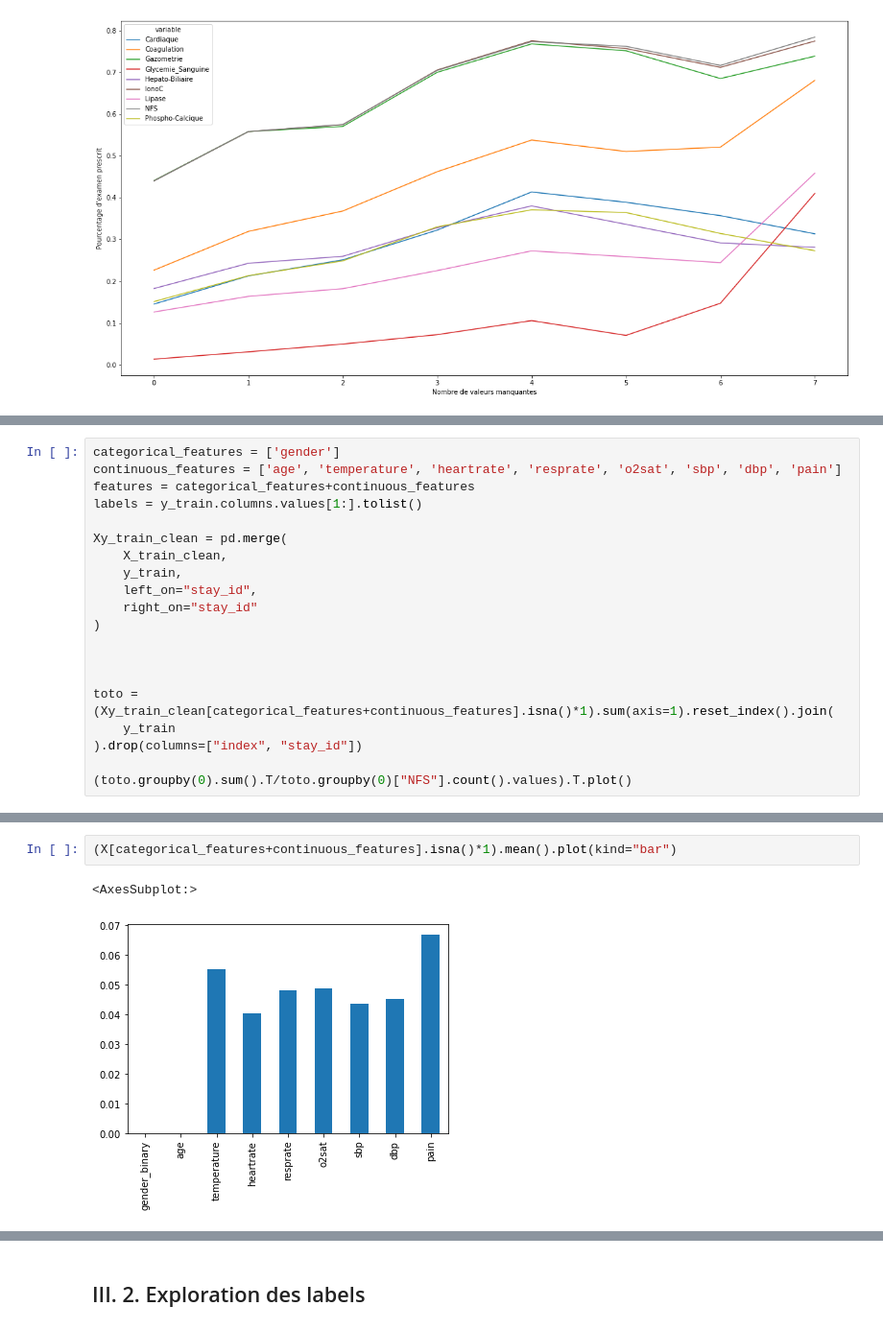
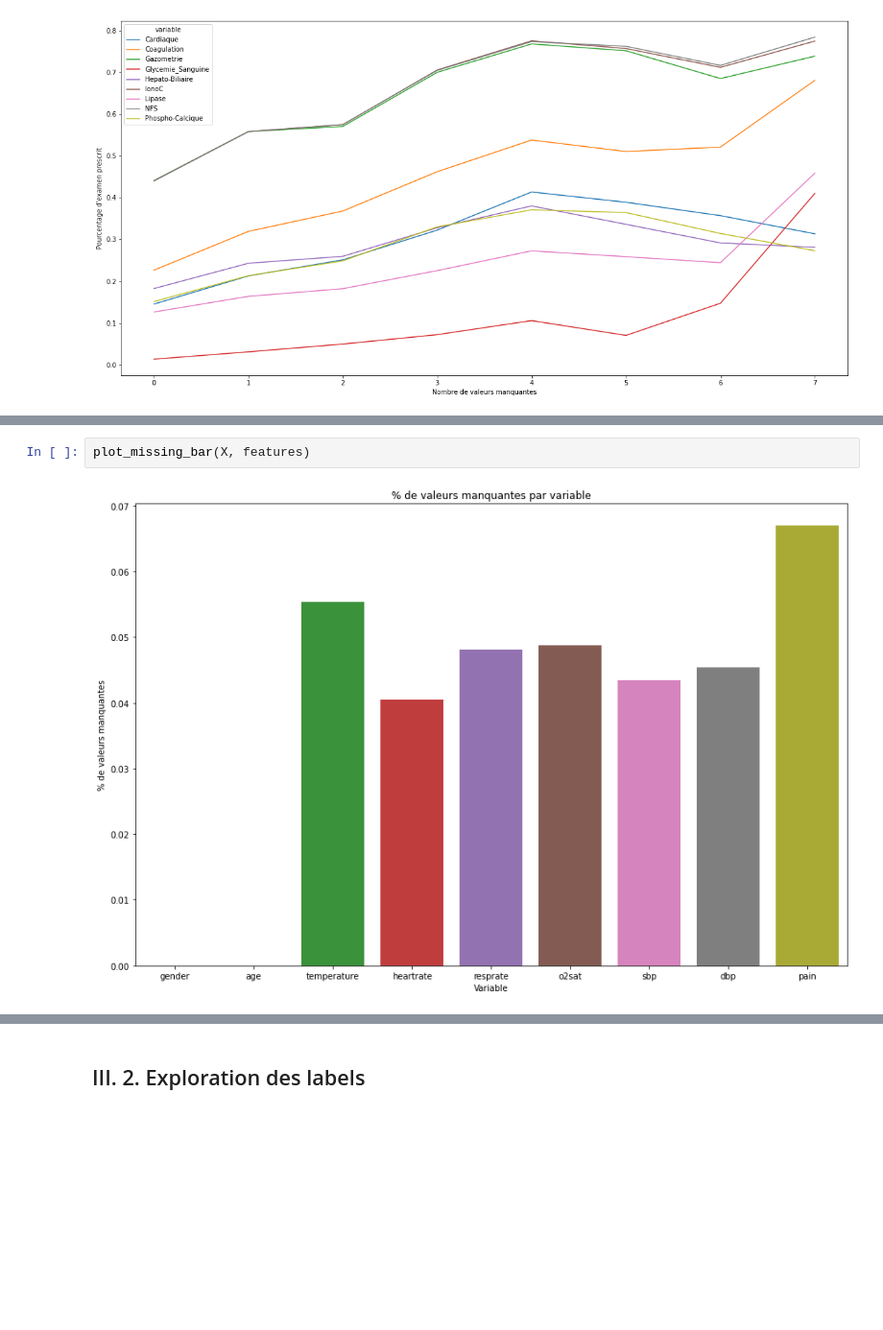
Before and after one commit to alibell/biologyOrderPredictor, a Jupyter notebook: Project_Report.ipynb, the cells around one changed output, grey strips where cells are left out. Shown at 96% size. Saved outputs shown, nothing was run; the diff lists cells and outputs as text; blank space fills up the shorter version.

```diff
--- a/Project_Report.ipynb
+++ b/Project_Report.ipynb
@@ -354,20 +268,0 @@ ValueError: The truth value of a Series is ambiguous. Use a.empty, a.bool(), a.i
-# %%
-categorical_features = ['gender']
-continuous_features = ['age', 'temperature', 'heartrate', 'resprate', 'o2sat', 'sbp', 'dbp', 'pain']
-features = categorical_features+continuous_features
-labels = y_train.columns.values[1:].tolist()
-
-Xy_train_clean = pd.merge(
-    X_train_clean,
-    y_train,
-    left_on="stay_id",
-    right_on="stay_id"
-)
-
-
-
-toto = (Xy_train_clean[categorical_features+continuous_features].isna()*1).sum(axis=1).reset_index().join(
-    y_train
-).drop(columns=["index", "stay_id"])
-
-(toto.groupby(0).sum().T/toto.groupby(0)["NFS"].count().values).T.plot()
@@ -403,5 +269,4 @@ toto = (Xy_train[categorical_features+continuous_features].isna()*1).sum(axis=1)
-# %%
-(X[categorical_features+continuous_features].isna()*1).mean().plot(kind="bar")
-# %% [output]
-<AxesSubplot:>
-[figure, removed]
+# %%
+plot_missing_bar(X, features)
+# %% [output]
+[figure, added]
```
Also changed, not shown: parts of 17 cells of this notebook, 1 other file.
